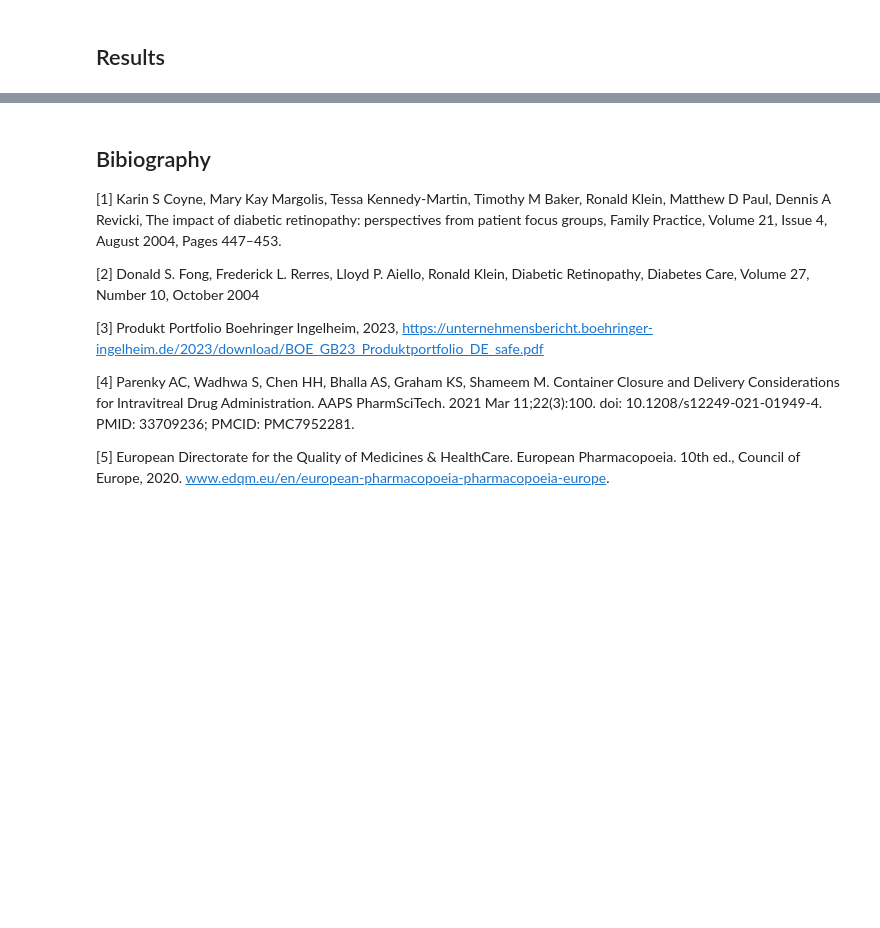
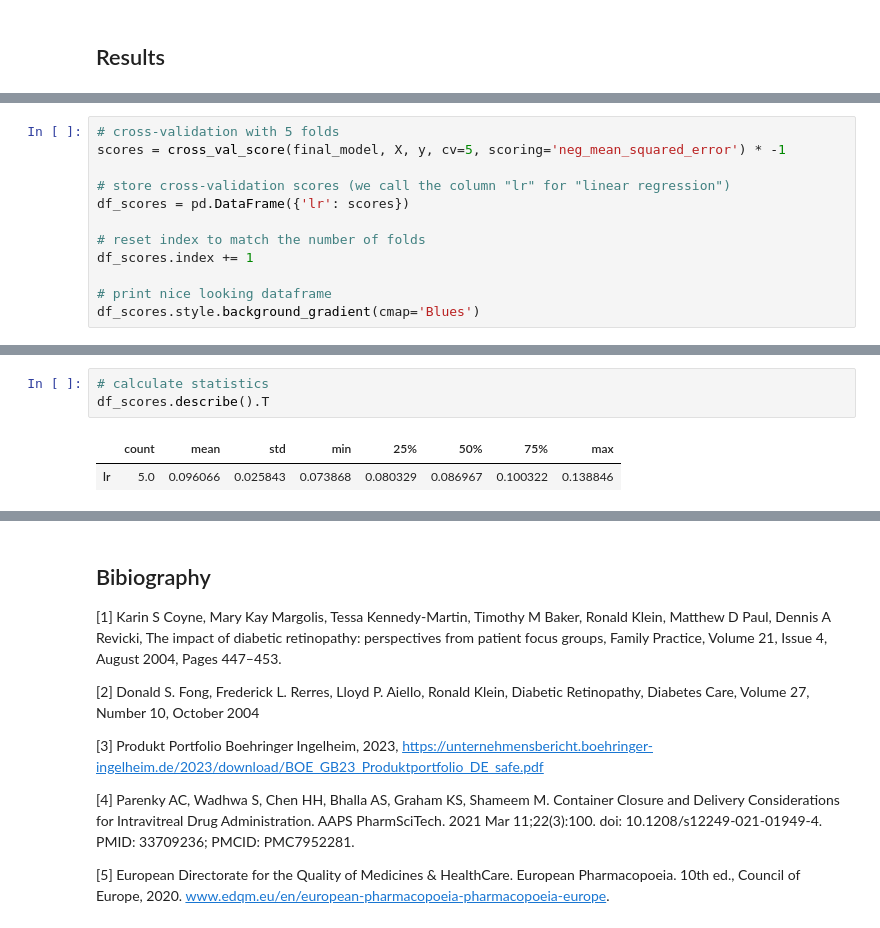
Before and after one commit to hempelt/project, a Jupyter notebook: reports/report.ipynb, the cells around one changed output, grey strips where cells are left out. Saved outputs shown, nothing was run; the diff lists cells and outputs as text; blank space fills up the shorter version.

```diff
--- a/reports/report.ipynb
+++ b/reports/report.ipynb
@@ -441,0 +415,12 @@ Lastly, this section will include ideas for future work.
+# %%
+# cross-validation with 5 folds
+scores = cross_val_score(final_model, X, y, cv=5, scoring='neg_mean_squared_error') * -1
+
+# store cross-validation scores (we call the column "lr" for "linear regression")
+df_scores = pd.DataFrame({'lr': scores})
+
+# reset index to match the number of folds
+df_scores.index += 1
+
+# print nice looking dataframe
+df_scores.style.background_gradient(cmap='Blues')
@@ -441,0 +434,6 @@ Lastly, this section will include ideas for future work.
+# %%
+# calculate statistics
+df_scores.describe().T
+# %% [output]
+|  | count | mean | std | min | 25% | 50% | 75% | max |
+| lr | 5.0 | 0.096066 | 0.025843 | 0.073868 | 0.080329 | 0.086967 | 0.100322 | 0.138846 |
```
Also changed, not shown: parts of 19 cells of this notebook.
